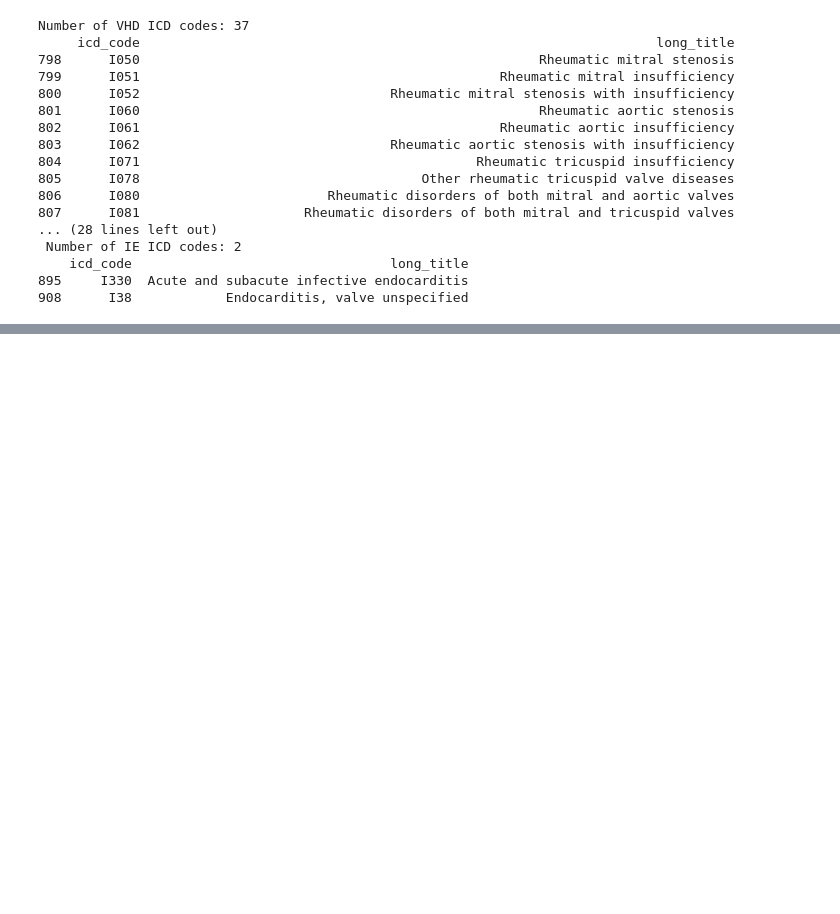
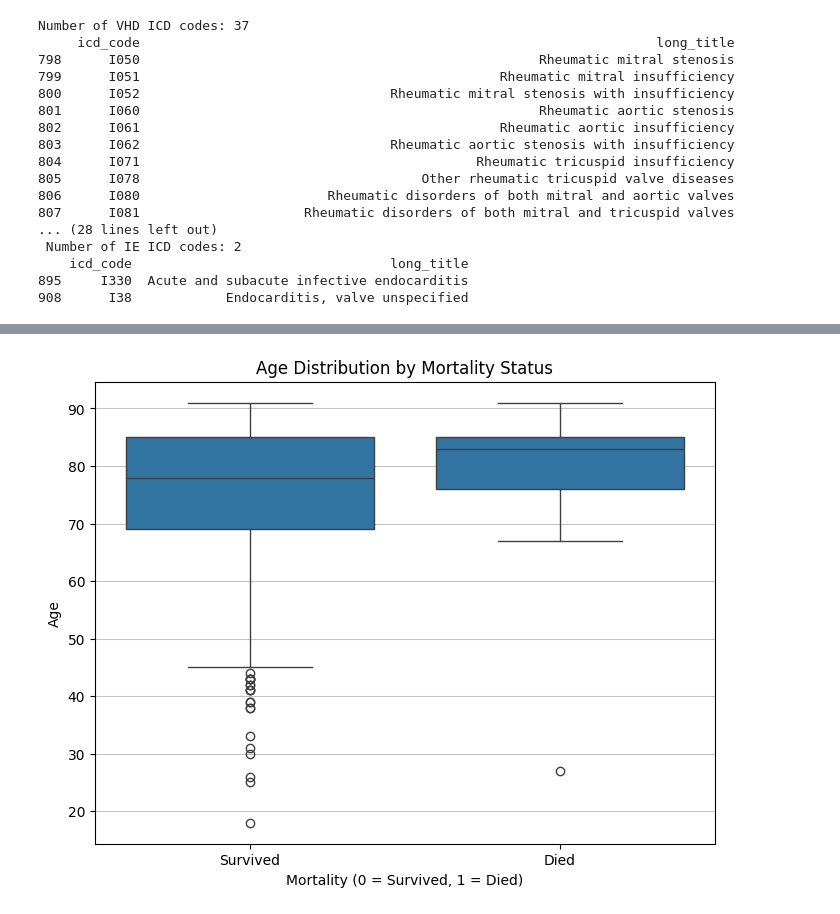
Before and after one commit to lejhindary/MedStar-G5, a Jupyter notebook: MedStarG5.ipynb, the cells around one changed output, grey strips where cells are left out. Saved outputs shown, nothing was run; the diff lists cells and outputs as text; code cells hidden in the pictures; blank space fills up the shorter version.

```diff
--- a/MedStarG5.ipynb
+++ b/MedStarG5.ipynb
@@ -91,0 +459,12 @@ Number of VHD ICD codes: 37
+# %%
+# Age Distribution by Mortality Status
+plt.figure(figsize=(8, 6))
+sns.boxplot(x='mortality', y='age', data=merged_df)
+plt.title('Age Distribution by Mortality Status')
+plt.xlabel('Mortality (0 = Survived, 1 = Died)')
+plt.ylabel('Age')
+plt.xticks([0, 1], ['Survived', 'Died'])
+plt.grid(axis='y', alpha=0.75)
+plt.show()
+# %% [output]
+[figure, added]
```
Also changed, not shown: parts of 35 cells of this notebook.
